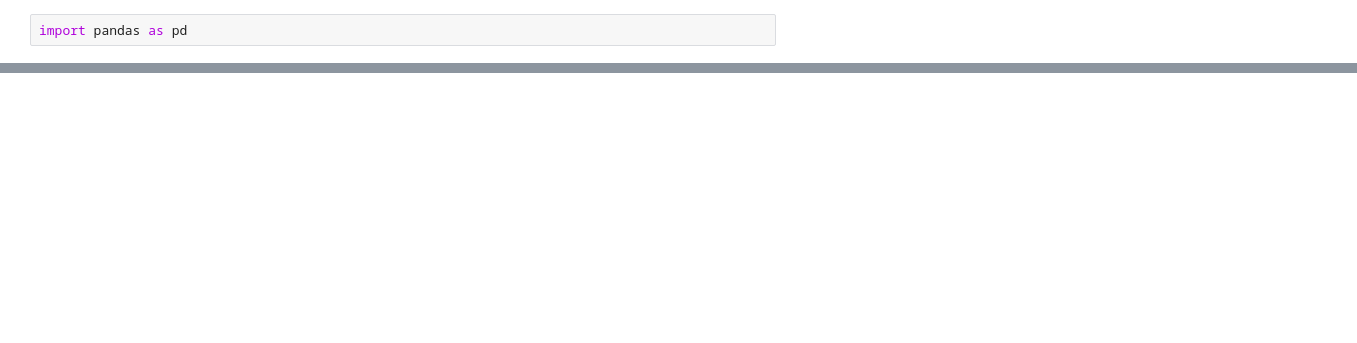
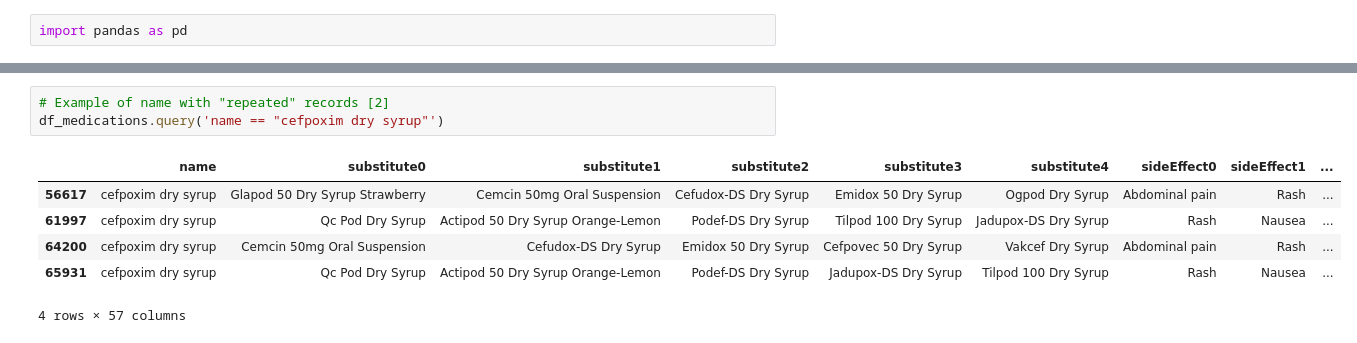
Before and after one commit to MylenaRoberta/medications-and-side-effects-networks, a Jupyter notebook: notebooks/exploratory-data-analysis.ipynb, the cells around one changed output, grey strips where cells are left out. Drawn from its saved outputs; the diff is of its cells as text; blank space fills up the shorter version.

```diff
--- a/notebooks/exploratory-data-analysis.ipynb
+++ b/notebooks/exploratory-data-analysis.ipynb
@@ -37,0 +109,10 @@ Index(['id', 'name', 'substitute0', 'substitute1', 'substitute2',
+# %%
+# Example of name with "repeated" records [2]
+df_medications.query('name == "cefpoxim dry syrup"')
+# %% [output]
+|  | name | substitute0 | substitute1 | substitute2 | substitute3 | substitute4 | sideEffect0 | sideEffect1 | ... |
+| 56617 | cefpoxim dry syrup | Glapod 50 Dry Syrup Strawberry | Cemcin 50mg Oral Suspension | Cefudox-DS Dry Syrup | Emidox 50 Dry Syrup | Ogpod Dry Syrup | Abdominal pain | Rash | ... |
+| 61997 | cefpoxim dry syrup | Qc Pod Dry Syrup | Actipod 50 Dry Syrup Orange-Lemon | Podef-DS Dry Syrup | Tilpod 100 Dry Syrup | Jadupox-DS Dry Syrup | Rash | Nausea | ... |
+| 64200 | cefpoxim dry syrup | Cemcin 50mg Oral Suspension | Cefudox-DS Dry Syrup | Emidox 50 Dry Syrup | Cefpovec 50 Dry Syrup | Vakcef Dry Syrup | Abdominal pain | Rash | ... |
+| 65931 | cefpoxim dry syrup | Qc Pod Dry Syrup | Actipod 50 Dry Syrup Orange-Lemon | Podef-DS Dry Syrup | Jadupox-DS Dry Syrup | Tilpod 100 Dry Syrup | Rash | Nausea | ... |
+4 rows × 57 columns
```
Also changed, not shown: parts of 47 cells of this notebook.
